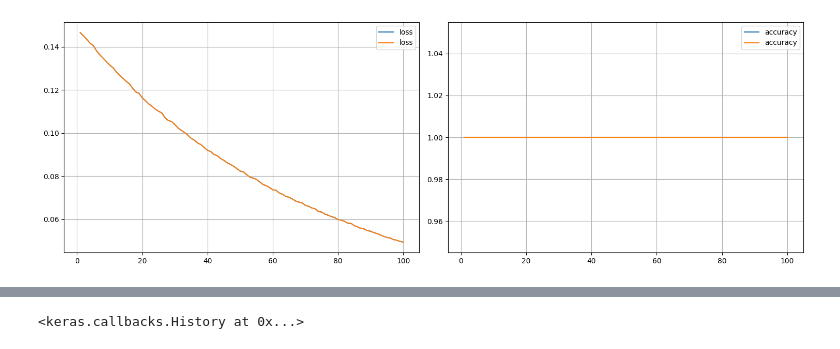
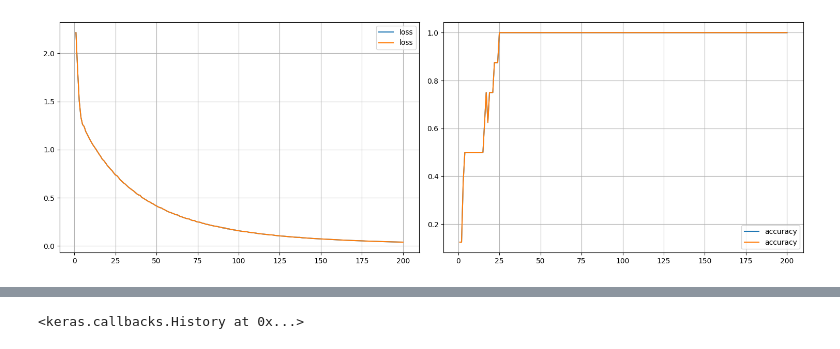
Before and after one commit to asmalcev/4course2semestr, a Jupyter notebook: mspz/lab5/main.ipynb, the cells around one changed output, grey strips where cells are left out. Drawn from its saved outputs; the diff is of its cells as text; code cells hidden in the pictures.

Commit message:
random tests

```diff
--- a/mspz/lab5/main.ipynb
+++ b/mspz/lab5/main.ipynb
@@ -4,10 +4,9 @@ import numpy as np
 
 tf.compat.v1.logging.set_verbosity(tf.compat.v1.logging.ERROR)
 
-# Определяем модель нейронной сети
 model = tf.keras.Sequential([
   tf.keras.layers.Flatten(input_shape=(64,)),
-  tf.keras.layers.Dense(64, activation='sigmoid'),
+  tf.keras.layers.Dense(128, activation='sigmoid'),
   tf.keras.layers.Dense(5, activation='sigmoid'),
 ])
 # %%
@@ -26,6 +25,6 @@ for i in range(font_len):
 # %%
 from plot_learning import PlotLearning
 
-model.fit(train_data, test_labels, epochs=100, batch_size=1, callbacks=[PlotLearning()])
+model.fit(train_data, test_labels, epochs=200, batch_size=1, callbacks=[PlotLearning()])
 # %% [output]
-[figure, old version]
+[figure, new version]
```
Also changed, not shown: parts of 6 cells of this notebook.
